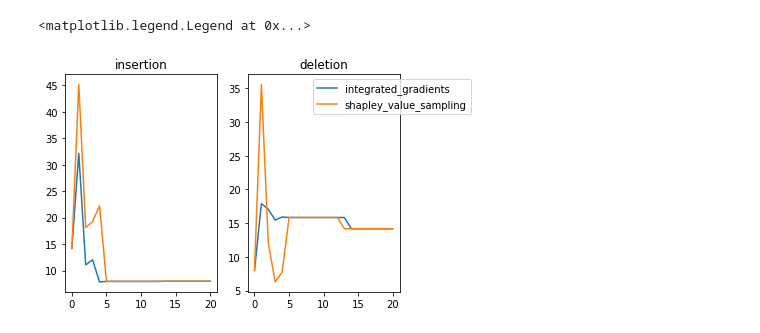
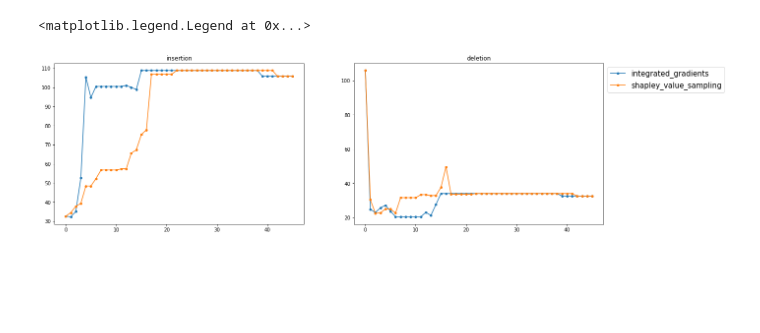
Before and after one commit to q8888620002/LIFT-XAI, a Jupyter notebook: notebooks/insertion_deletion_cate.ipynb, the cells around one changed output. Saved outputs shown, nothing was run; the diff lists cells and outputs as text; code cells hidden in the pictures; blank space fills up the shorter version.

```diff
--- a/notebooks/insertion_deletion_cate.ipynb
+++ b/notebooks/insertion_deletion_cate.ipynb
@@ -3,7 +3,6 @@ import numpy as np
 import pickle as pkl
 import matplotlib.pyplot as plt
 # %%
-file_path = "../results/ist3/insertion_deletion_xlearner_4.pkl"
+file_path = "../results/responder/insertion_deletion_xlearner_3.pkl"
 
 results = pkl.load(open(file_path,'rb'))
-results
@@ -28,27 +9,28 @@ results
 # %%
 explainers = [
     "integrated_gradients",
     "shapley_value_sampling",
     # "naive_shap"
 ]
 
+plt.figure(figsize=(20,6))
 
 for exp_index, exp in enumerate(explainers):
 
     insertion_results = results[exp_index][2]
     deletion_results = results[exp_index][3]
 
     features_num = insertion_results.shape[0]
     plt.subplot(1,2,1)
 
-    plt.plot([i for i in range(features_num)], insertion_results, label=exp)
+    plt.plot([i for i in range(features_num)], insertion_results,'-o', markersize=4,label=exp)
     plt.title("insertion")
 
     plt.subplot(1,2,2)
-    plt.plot([i for i in range(features_num)], deletion_results, label= exp)
+    plt.plot([i for i in range(features_num)], deletion_results,'-o',markersize=4, label= exp)
     plt.title("deletion")
 
-plt.legend(bbox_to_anchor=(1.5, 1))
+plt.legend(bbox_to_anchor=(1.5, 1), prop={'size': 15 })
 # %% [output]
 <matplotlib.legend.Legend at 0x...>
-[figure, old version]
+[figure, new version]
```
Also changed, not shown: parts of 1 cell of this notebook, 4 other files.
